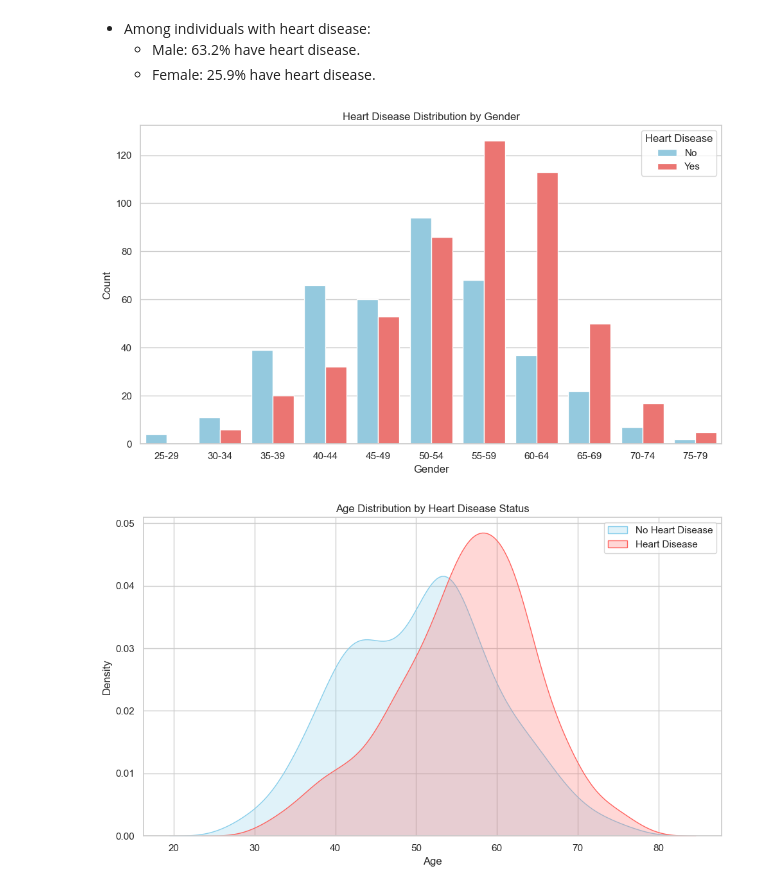
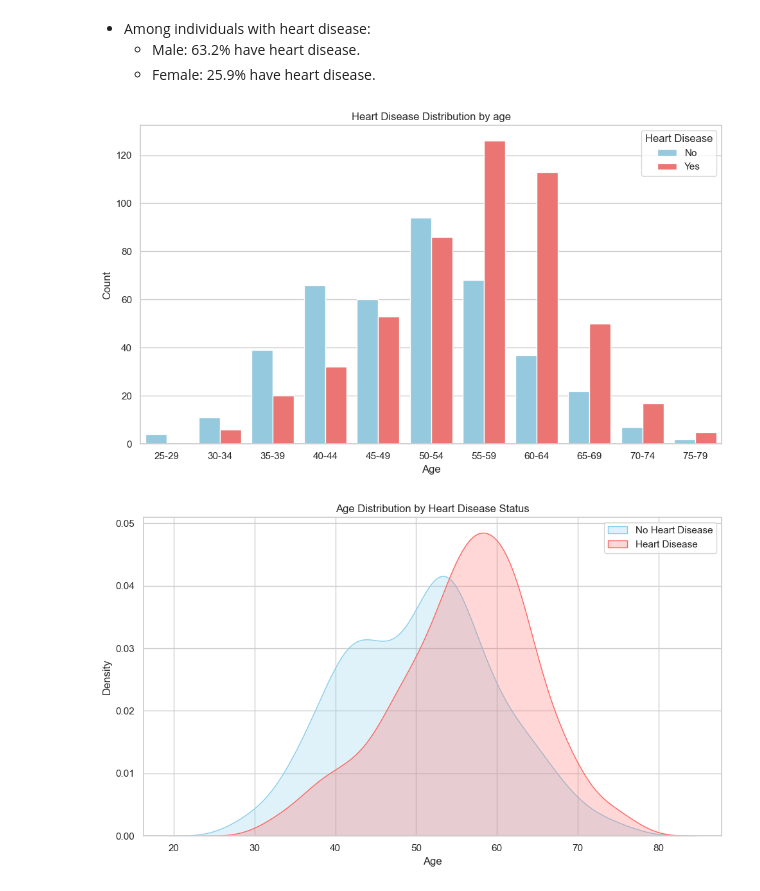
Before and after one commit to Deadinside-at-HCMUS/CSC17104-project, a Jupyter notebook: Notebook.ipynb, the cells around one changed output. Saved outputs shown, nothing was run; the diff lists cells and outputs as text; code cells hidden in the pictures.

Commit message:
[Update] chart's name

```diff
--- a/Notebook.ipynb
+++ b/Notebook.ipynb
@@ -556,20 +556,20 @@ plt.show()
 # %%
 custom_palette = {"N": BLUE, "Y": RED}
 
 sns.set(style="whitegrid")
 plt.figure(figsize=(10, 6))
 
 sns.countplot(x="AgeGroup", hue="HeartDisease", data=age_grouped_df, palette=custom_palette)
 
-plt.title('Heart Disease Distribution by Gender')
-plt.xlabel('Gender')
+plt.title('Heart Disease Distribution by age')
+plt.xlabel('Age')
 plt.ylabel('Count')
 plt.legend(title='Heart Disease', loc='upper right', labels=['No', 'Yes'])
 
 plt.tight_layout()
 plt.show()
 # %% [output]
-[figure, old version]
+[figure, new version]
 # %%
 sns.set(style="whitegrid")
 plt.figure(figsize=(10, 6))
```
Also changed, not shown: parts of 4 cells of this notebook.
